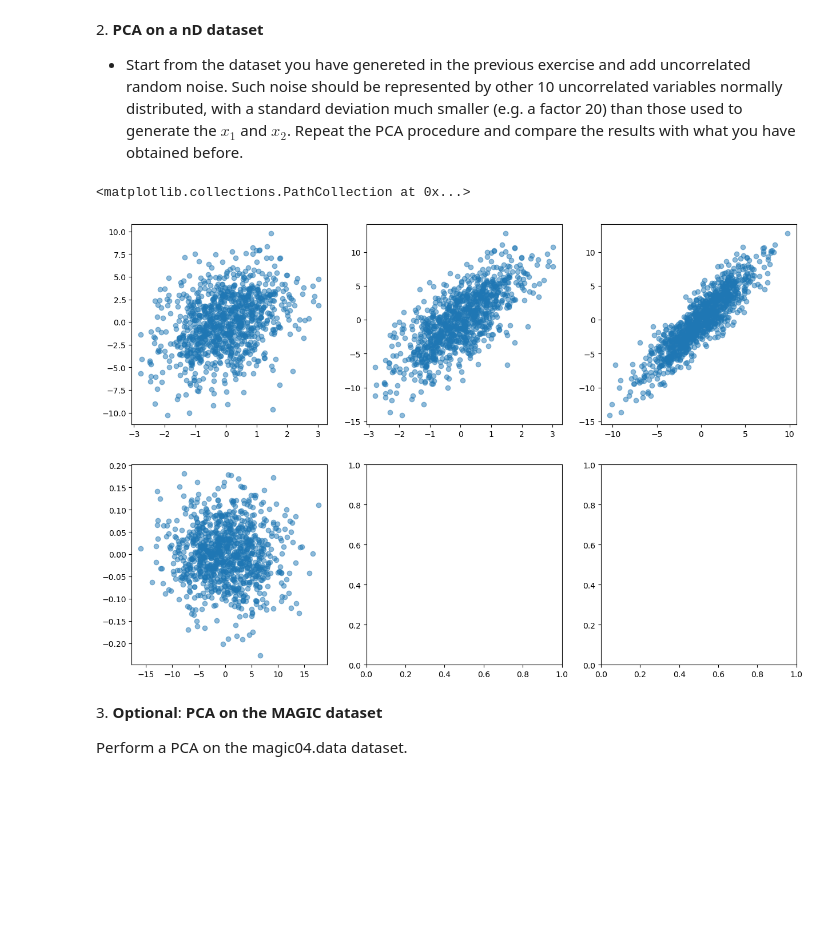
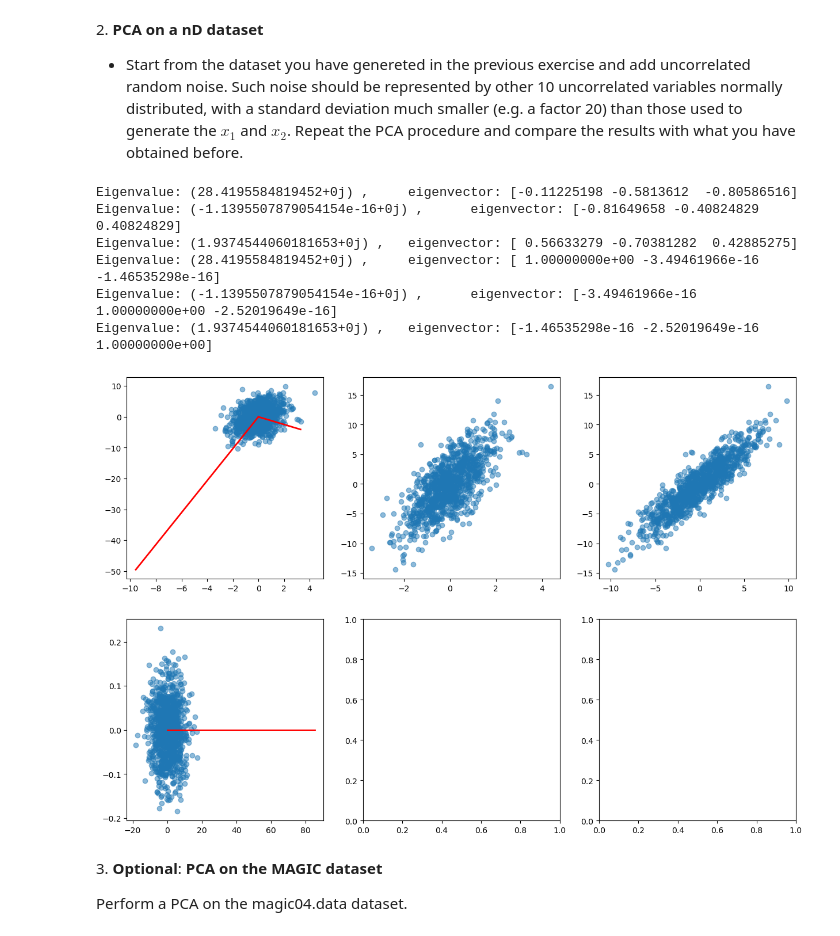
Before and after one commit to anais2412/ScientificComputingWithPython2022, a Jupyter notebook: 08ex_algebra.ipynb, the cells around one changed output. Saved outputs shown, nothing was run; the diff lists cells and outputs as text; code cells hidden in the pictures; blank space fills up the shorter version.

```diff
--- a/08ex_algebra.ipynb
+++ b/08ex_algebra.ipynb
@@ -166,31 +173,57 @@ Eigenvalue: (2.0009314229894666+0j) ,   eigenvector: [-4.76395559e-17 -5.7134610
 * Start from the dataset you have genereted in the previous exercise and add uncorrelated random noise. Such noise should be represented by other 10 uncorrelated variables normally distributed, with a standard deviation much smaller (e.g. a factor 20) than those used to generate the $x_1$ and $x_2$. Repeat the PCA procedure and compare the results with what you have obtained before.
 # %%
 # factor of 20 : 1,2,4,5,10,20
-noise = np.random.normal(loc = 0, scale = 1/50, size=(3,1000,10))
+
+
+noise = np.random.normal(loc = 0, scale = 0.02, size=(3,1000,10))
 noise_data = data +np.sum(noise, axis=2)
 
 U, s, Vt = la.svd(noise_data)
 data_new = np.dot(V.T, noise_data)
 fig , ((ax1, ax2, ax3), (ax4, ax5, ax6)) = plt.subplots(2,3, figsize=(15,10))
 
 #plot original:
 
 # the original data distribution
-ax1.scatter(data[0,:], data[1,:], alpha=0.5)
-ax2.scatter(data[0,:], data[2,:], alpha=0.5)
-ax3.scatter(data[1,:], data[2,:], alpha=0.5)
+ax1.scatter(noise_data[0,:], noise_data[1,:], alpha=0.5)
+ax2.scatter(noise_data[0,:], noise_data[2,:], alpha=0.5)
+ax3.scatter(noise_data[1,:], noise_data[2,:], alpha=0.5)
 
 # the new basis data distribution
 ax4.scatter(data_new[0,:], data_new[1,:], alpha=0.5)
 #ax5.scatter(data_new[0,:], data_new[2,:], alpha=0.5)
 #ax6.scatter(data_new[1,:], data_new[2,:], alpha=0.5)
 
-# We can see that before PCA, the plots are similar (because the noise is really small) so we don't see effects on the data point cloud
-# After PCA, we have a difference on the plots. Indeed, our plots are less narrow than without noise. It makes sense
-# because with noise around the data points, it has more difficulties to
+# a scale factor to graphically enhance the lines - only for visualization purposes
+scale_factor = 3
+
+# draw each eigenvectors rescaled by the eigenvalues
+for li, vi in zip(l, V.T):
+    print("Eigenvalue:", li, ",\teigenvector:", vi)
+    # the line is defined by specifying its beginning and its end
+    ax1.plot([0, scale_factor * li * vi[0]], [0, scale_factor * li * vi[1]], 'r-', lw=2)
+    #ax2.plot([0, scale_factor * li * vi[0]], [0, scale_factor * li * vi[2]], 'r-', lw=2)
+    #ax3.plot([0, scale_factor * li * vi[1]], [0, scale_factor * li * vi[2]], 'r-', lw=2)
+
+
+for li, vi in zip(l,np.dot(V.T,V)):
+    print("Eigenvalue:", li, ",\teigenvector:", vi)
+    # the line is defined by specifying its beginning and its end
+    ax4.plot([0, scale_factor * li * vi[0]], [0, scale_factor * li * vi[1]], 'r-', lw=2)
+    #ax5.plot([0, scale_factor * li * vi[0]], [0, scale_factor * li * vi[2]], 'r-', lw=2)
+    #ax6.plot([0, scale_factor * li * vi[1]], [0, scale_factor * li * vi[2]], 'r-', lw=2)
+
+
+# We can see that after PCA, the results are the same with and without noise, it's due to the fact PCA is used to denoise.
+# Indeed, adding a little amount of noise to the data doesn't affect too much the principal components.
 # %% [output]
-<matplotlib.collections.PathCollection at 0x...>
+Eigenvalue: (28.4195584819452+0j) ,     eigenvector: [-0.11225198 -0.5813612  -0.80586516]
+Eigenvalue: (-1.1395507879054154e-16+0j) ,      eigenvector: [-0.81649658 -0.40824829  0.40824829]
+Eigenvalue: (1.9374544060181653+0j) ,   eigenvector: [ 0.56633279 -0.70381282  0.42885275]
+Eigenvalue: (28.4195584819452+0j) ,     eigenvector: [ 1.00000000e+00 -3.49461966e-16 -1.46535298e-16]
+Eigenvalue: (-1.1395507879054154e-16+0j) ,      eigenvector: [-3.49461966e-16  1.00000000e+00 -2.52019649e-16]
+Eigenvalue: (1.9374544060181653+0j) ,   eigenvector: [-1.46535298e-16 -2.52019649e-16  1.00000000e+00]
-[figure, old version]
+[figure, new version]
 # %% [markdown]
 3\. **Optional**: **PCA on the MAGIC dataset**
 
```
Also changed, not shown: parts of 3 cells of this notebook, 2 other files.
